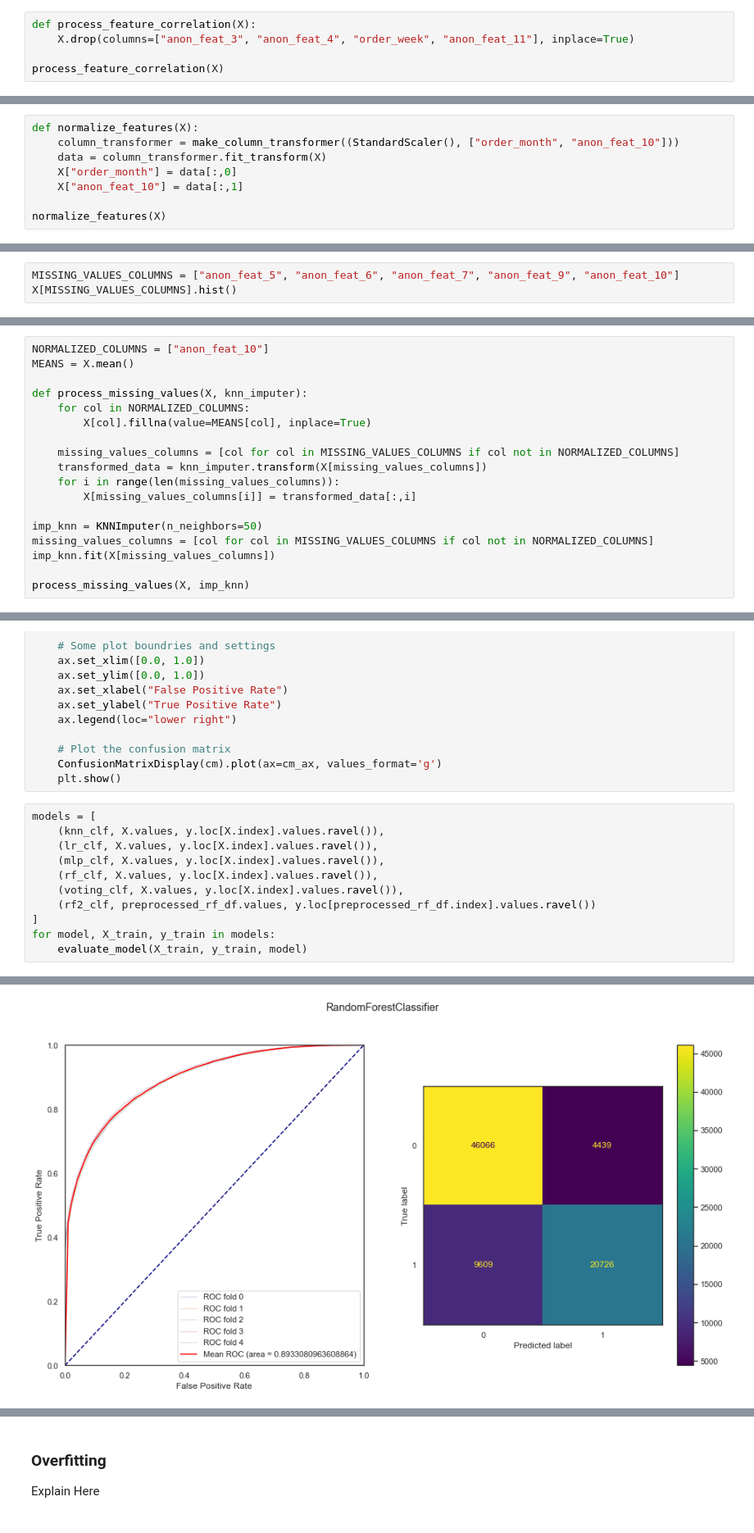
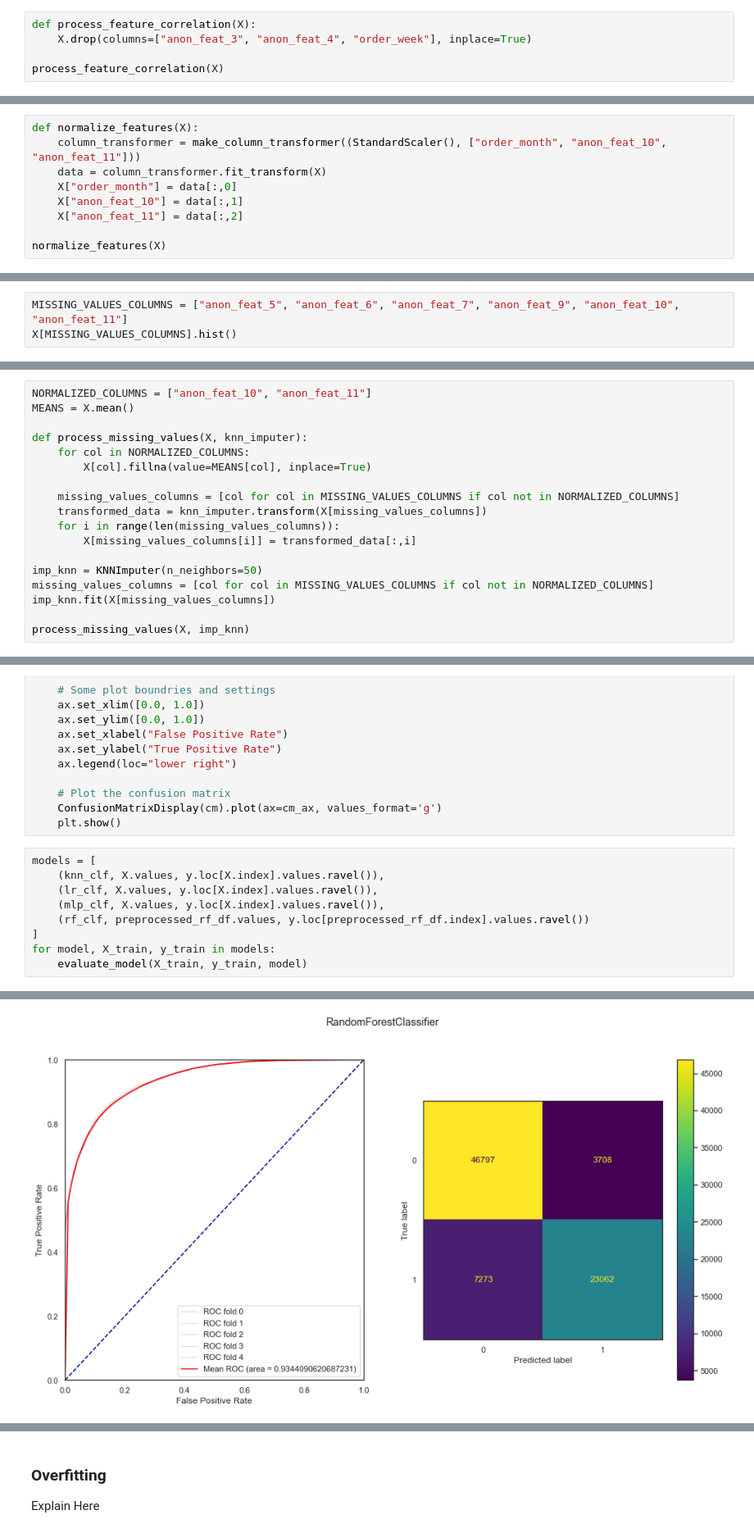
Before and after one commit to ofekinger/ML_Final_Project, a Jupyter notebook: submission.ipynb, the cells around one changed output, grey strips where cells are left out. Shown at 82% size. Cells and saved outputs as stored; diff of their text form.

```diff
--- a/submission.ipynb
+++ b/submission.ipynb
@@ -328,7 +328,7 @@ There's also a 90.41% correlation between order_month and order_week and a -72.1
 We'll drop anon_feat_3 (as it's easier to drop an anon feature), anon_feat_4 (because anon_feat_5 has less outliers), order_week (because it has a lot more values than order_month) and anon_feat_11 (because it also has a high correlation with anon_feat_10)
 # %%
 def process_feature_correlation(X):
-    X.drop(columns=["anon_feat_3", "anon_feat_4", "order_week", "anon_feat_11"], inplace=True)
+    X.drop(columns=["anon_feat_3", "anon_feat_4", "order_week"], inplace=True)
 
 process_feature_correlation(X)
 # %% [markdown]
@@ -361,10 +361,11 @@ The variables we assumed are normally distributed are:
 - anon_feat_11
 # %%
 def normalize_features(X):
-    column_transformer = make_column_transformer((StandardScaler(), ["order_month", "anon_feat_10"]))
+    column_transformer = make_column_transformer((StandardScaler(), ["order_month", "anon_feat_10", "anon_feat_11"]))
     data = column_transformer.fit_transform(X)
     X["order_month"] = data[:,0]
     X["anon_feat_10"] = data[:,1]
+    X["anon_feat_11"] = data[:,2]
 
 normalize_features(X)
 # %% [markdown]
@@ -399,7 +400,7 @@ We need to address the following variables: anon_feat_5, anon_feat_6, anon_feat_
 After a quick check, we saw that more than 25% of the samples have missing values in one of these features.
 This means that we need to replace them and not drop them.
 # %%
-MISSING_VALUES_COLUMNS = ["anon_feat_5", "anon_feat_6", "anon_feat_7", "anon_feat_9", "anon_feat_10"]
+MISSING_VALUES_COLUMNS = ["anon_feat_5", "anon_feat_6", "anon_feat_7", "anon_feat_9", "anon_feat_10", "anon_feat_11"]
 X[MISSING_VALUES_COLUMNS].hist()
 # %% [output]
 array([[<AxesSubplot:title={'center':'anon_feat_5'}>,
@@ -414,7 +415,7 @@ We'll assume that anon_feat_10 and anon_feat_11 are normally distributed,
 as their histogram looks similar to the Gaussian bell. <br/>
 As for the rest of the, we'll use K-NN to fill the missing values.
 # %%
-NORMALIZED_COLUMNS = ["anon_feat_10"]
+NORMALIZED_COLUMNS = ["anon_feat_10", "anon_feat_11"]
 MEANS = X.mean()
 
 def process_missing_values(X, knn_imputer):
@@ -773,9 +760,7 @@ models = [
     (knn_clf, X.values, y.loc[X.index].values.ravel()),
     (lr_clf, X.values, y.loc[X.index].values.ravel()),
     (mlp_clf, X.values, y.loc[X.index].values.ravel()),
-    (rf_clf, X.values, y.loc[X.index].values.ravel()),
-    (voting_clf, X.values, y.loc[X.index].values.ravel()),
-    (rf2_clf, preprocessed_rf_df.values, y.loc[preprocessed_rf_df.index].values.ravel())
+    (rf_clf, preprocessed_rf_df.values, y.loc[preprocessed_rf_df.index].values.ravel())
 ]
 for model, X_train, y_train in models:
     evaluate_model(X_train, y_train, model)
@@ -789,2 +774,2 @@ for model, X_train, y_train in models:
 <Figure size 432x288 with 0 Axes>
-[figure, old version]
+[figure, new version]
```
Also changed, not shown: parts of 16 cells of this notebook.
